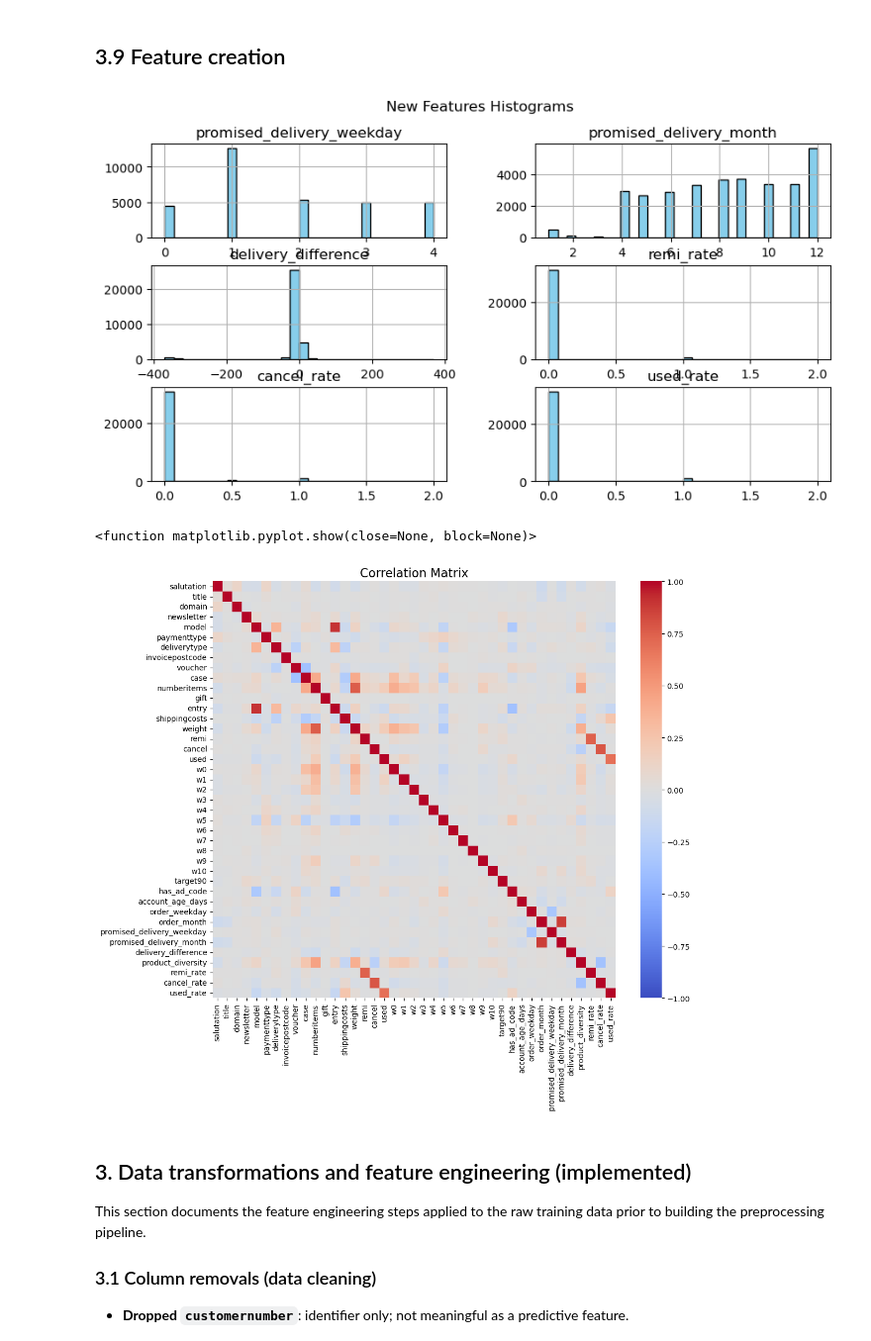
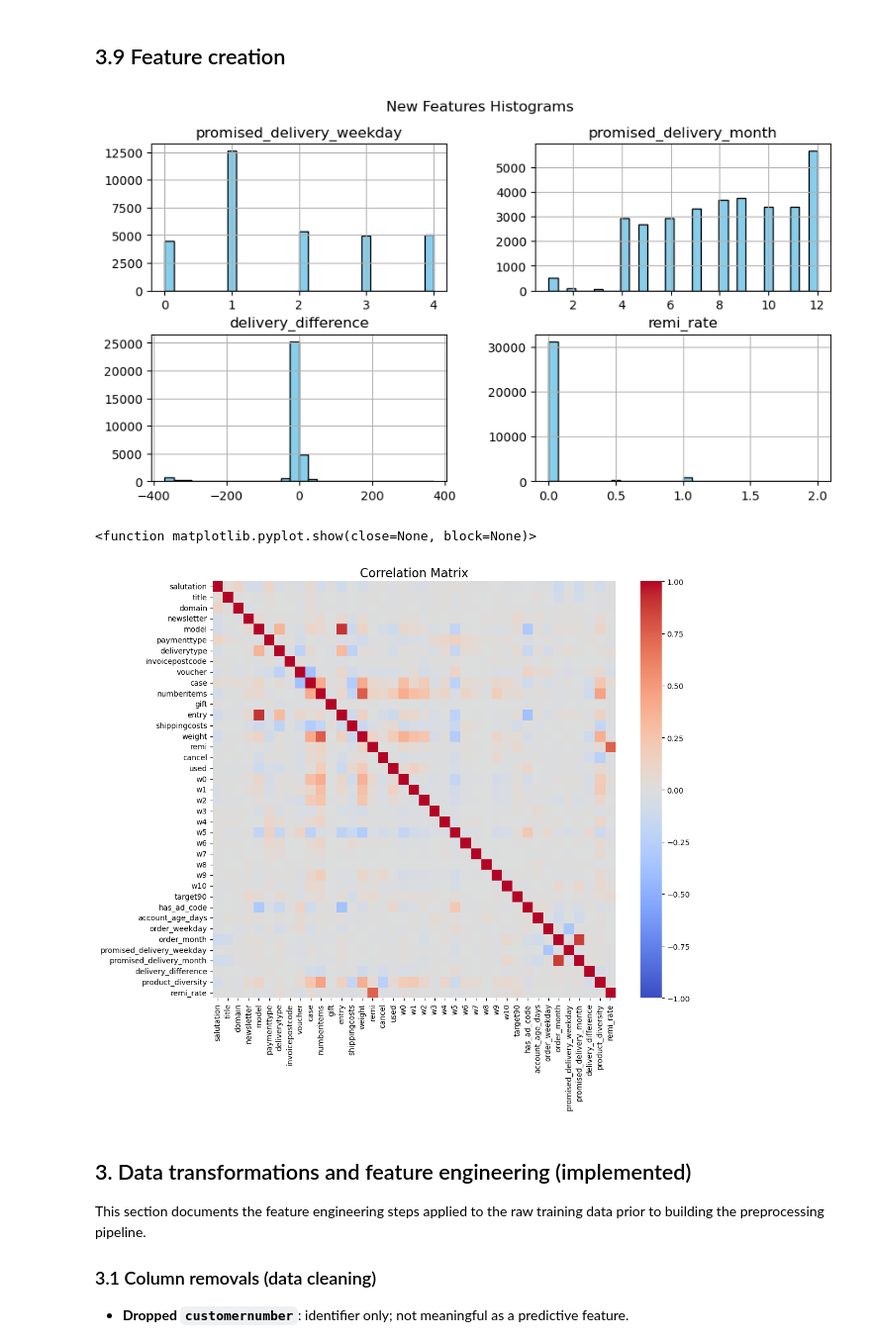
Before and after one commit to ungeralexan/ml_assignment, a Jupyter notebook: stand_safe_06_01/project.ipynb, the cells around one changed output. Shown at 99% size. Saved outputs shown, nothing was run; the diff lists cells and outputs as text; code cells hidden in the pictures.

```diff
--- a/stand_safe_06_01/project.ipynb
+++ b/stand_safe_06_01/project.ipynb
@@ -493,18 +479,17 @@ Categories (5, int64): [1 < 2 < 3 < 4 < 5]
 ## 3.9 Feature creation
 # %%
 data_fe['remi_rate']=data_fe['remi']/data_fe['numberitems']
-data_fe['cancel_rate']=data_fe['cancel']/data_fe['numberitems']
-data_fe['used_rate']=data_fe['used']/data_fe['numberitems']
+
 
 # Analyze the new features
 new_features = data_fe.select_dtypes(include=['float64']).columns
 
 # Plot histograms for the new features
 data_fe[new_features].hist(bins=30, figsize=(10, 5), color='skyblue', edgecolor='black')
 plt.suptitle('New Features Histograms', fontsize=12)
 plt.show()
 # %% [output]
-[figure, old version]
+[figure, new version]
 # %%
 import seaborn as sns
 # Correlation matrix
@@ -517,7 +502,7 @@ plt.title("Correlation Matrix", fontsize=16)
 plt.show
 # %% [output]
 <function matplotlib.pyplot.show(close=None, block=None)>
-[figure, old version]
+[figure, new version]
 # %% [markdown]
 ## 3. Data transformations and feature engineering (implemented)
 
```
Also changed, not shown: parts of 29 cells of this notebook.
